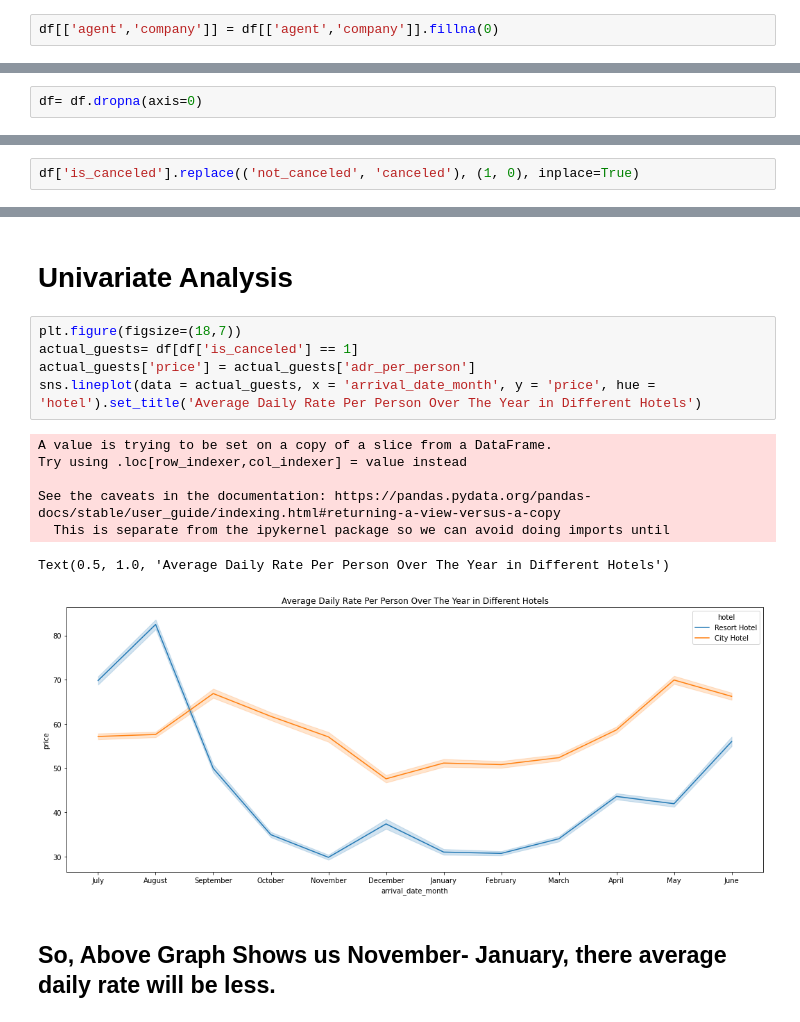
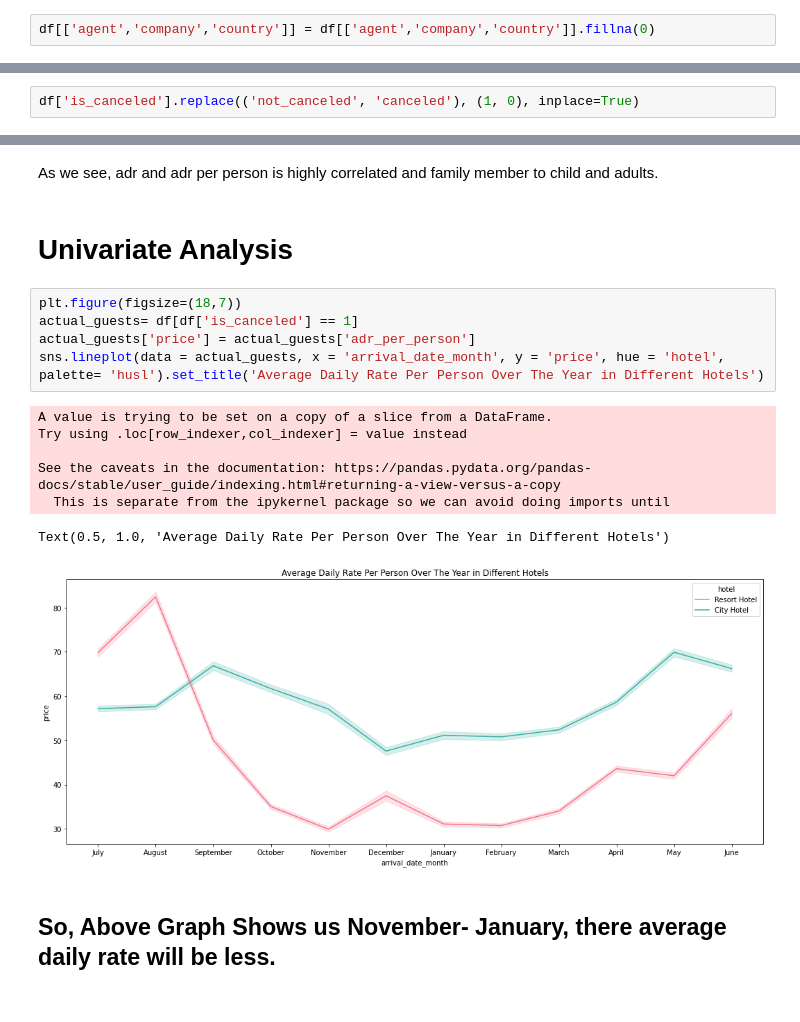
Before and after one commit to datascience-vivek/EDA-Capstone-Project-on-Hotel-Bookings, a Jupyter notebook: EDA_Capstone_Project_on_Hotel_Bookings.ipynb, the cells around one changed output, grey strips where cells are left out. Drawn from its saved outputs; the diff is of its cells as text.

```diff
--- a/EDA_Capstone_Project_on_Hotel_Bookings.ipynb
+++ b/EDA_Capstone_Project_on_Hotel_Bookings.ipynb
@@ -98,7 +98,7 @@ dtype: int64
 
 *   Comapany and Agent column has much missing values, so fill them with zero in dataset to make no issue.
 # %%
-df[['agent','company']] = df[['agent','company']].fillna(0)
+df[['agent','company','country']] = df[['agent','company','country']].fillna(0)
 # %%
 df.shape
 # %% [output]
@@ -161,2 +136,0 @@ list(df.columns)
-# %%
-df= df.dropna(axis=0)
@@ -408,18 +374,20 @@ Name: is_canceled, dtype: int64
+# %% [markdown]
+As we see, adr and adr per person is highly correlated and family member to child and adults.
 # %% [markdown]
 # **Univariate Analysis**
 # %%
 plt.figure(figsize=(18,7))
 actual_guests= df[df['is_canceled'] == 1]
 actual_guests['price'] = actual_guests['adr_per_person']
-sns.lineplot(data = actual_guests, x = 'arrival_date_month', y = 'price', hue = 'hotel').set_title('Average Daily Rate Per Person Over The Year in Different Hotels')
+sns.lineplot(data = actual_guests, x = 'arrival_date_month', y = 'price', hue = 'hotel', palette= 'husl').set_title('Average Daily Rate Per Person Over The Year in Different Hotels')
 # %% [output]
 A value is trying to be set on a copy of a slice from a DataFrame.
 Try using .loc[row_indexer,col_indexer] = value instead
 
 See the caveats in the documentation: https://pandas.pydata.org/pandas-docs/stable/user_guide/indexing.html#returning-a-view-versus-a-copy
   This is separate from the ipykernel package so we can avoid doing imports until
 Text(0.5, 1.0, 'Average Daily Rate Per Person Over The Year in Different Hotels')
-[figure, old version]
+[figure, new version]
 # %% [markdown]
 ## So, Above Graph Shows us November- January, there average daily rate will be less.
 # %% [markdown]
```
Also changed, not shown: parts of 25 cells of this notebook.
